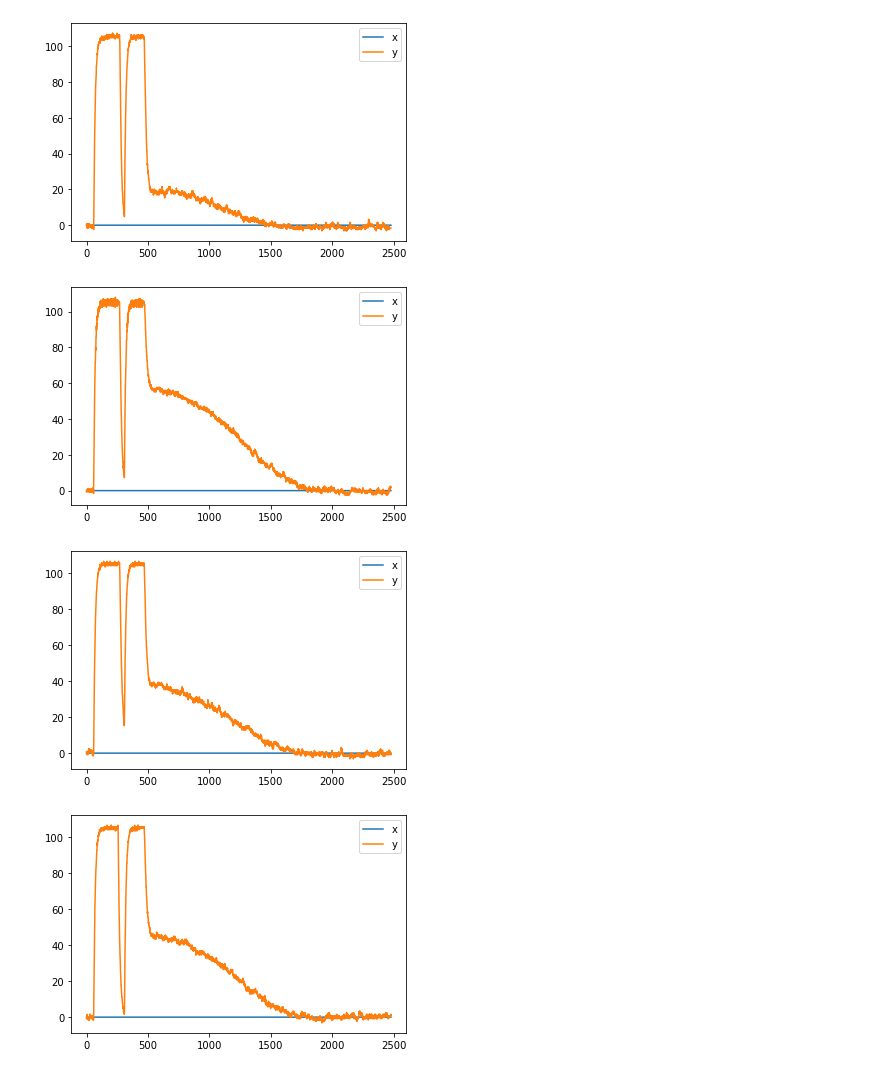
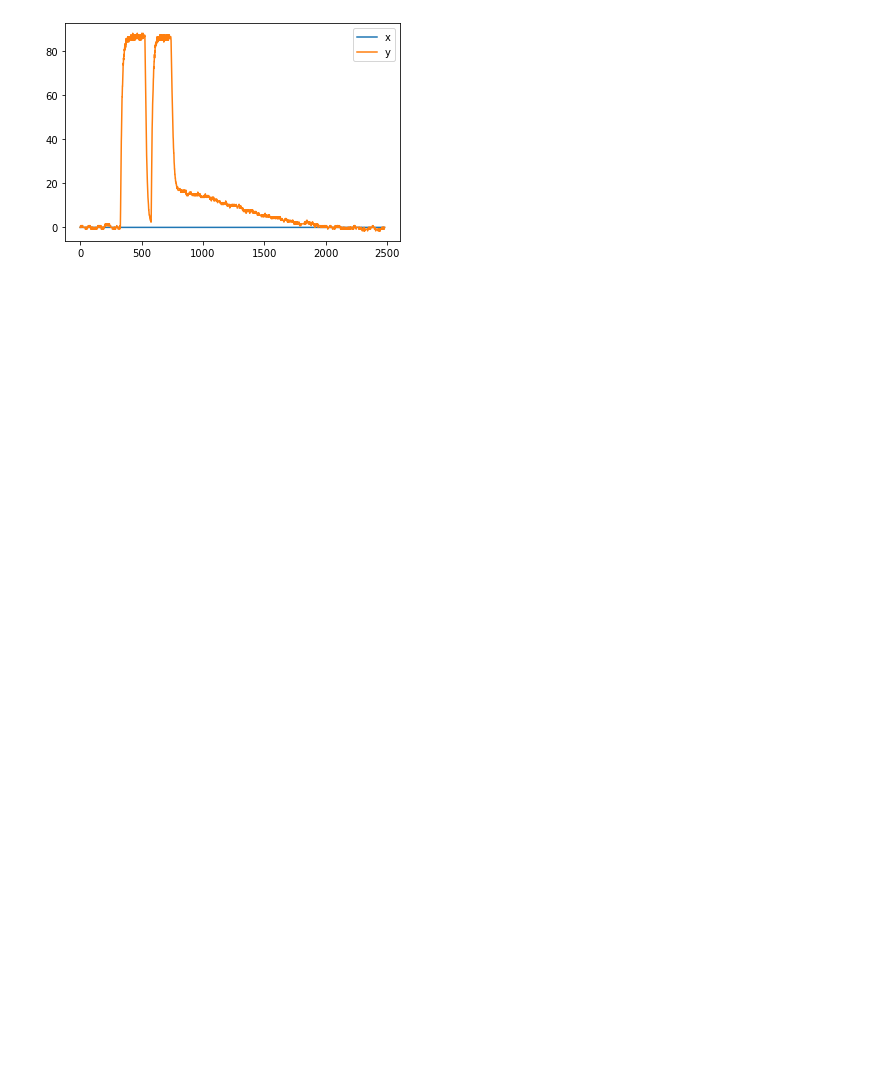
Before and after one commit to everydayanchovies/NMR, a Jupyter notebook: notebooks/nmr_dag_1.ipynb, the cells around one changed output. Saved outputs shown, nothing was run; the diff lists cells and outputs as text; code cells hidden in the pictures; blank space fills up the shorter version.

```diff
--- a/notebooks/nmr_dag_1.ipynb
+++ b/notebooks/nmr_dag_1.ipynb
@@ -9,8 +9,8 @@ from utils.scopeutil import *
 from utils.OOMFormatter import OOMFormatter
 # %%
 # Ik haal een bepaalde meting op en plot het gelijk
-df = get_df(stof=STOF_KOPERCHLORIDE,
-       verhouding="1_4",
+df = get_df(stof=STOF_KOPERCHLORIDE_A,
+       verhouding="1_0",
        T=T1,
        delay=500,
        signal_index=SI_SIGNAL)
@@ -29,8 +29,8 @@ df.plot()
 # krijg je mijn voorbeelden te zien.
 # In de notebook in je browser kun je gewoon naar de functie zelf gaan (ze staan allemaal in util/scopeutil.py)
 for (delay, df) in get_df_of_all_delays(
-        stof=STOF_KOPERCHLORIDE,
-        verhouding="1_4",
+        stof=STOF_KOPERCHLORIDE_A,
+        verhouding="1_0",
         T=T1,
         signal_index=SI_SIGNAL):
     df.plot(title=f"Plot van meting op t={delay}us")
@@ -45,27 +47,24 @@ for (delay, df) in get_df_of_all_delays(
 # %%
 # Ik heb super veel voorbeelden en documentatie geschreven in het bestand utils/scopeutil.py
 # Daar komt dit voorbeeld vandaan, lees het vooral! :)
 
 # Omdat we niet consistent waren met de verhoudingen heb ik een functie
 # geschreven waarmee je de mogelijke verhoudingen kan ophalen
 # voor een bepaalde stof
-mogelijke_verhoudingen_van_koperchloride = get_verhoudingen(STOF_KOPERCHLORIDE)
+mogelijke_verhoudingen_van_koperchloride = get_verhoudingen(STOF_KOPERCHLORIDE_A)
 
 # Hier ga ik door al die verhoudingen heen om een plot
 # te maken van de bijbehorende meting (met T=T1)
 for verhouding in mogelijke_verhoudingen_van_koperchloride:
     # De delays zijn ook onregelmatig dus ik heb er ook een functie voor geschreven
     # hiermee haal ik alle mogelijke delays op voor CuCl, T1 en de huidige
     # verhouding (we zijn aan het loopen door alle verhoudingen heen)
-    mogelijke_delays_van_koperchloride = get_delays(STOF_KOPERCHLORIDE, verhouding, T1)
+    mogelijke_delays_van_koperchloride = get_delays(STOF_KOPERCHLORIDE_A, verhouding, T1)
     # ik wil gewoon even iets plotten dus ik kies maar de eerste verhouding steeds
     eerste_delay = mogelijke_delays_van_koperchloride[0]
 
     # ik haal de dataframe op en plot het gelijk
-    df = get_df(STOF_KOPERCHLORIDE, verhouding, T1, eerste_delay, SI_SIGNAL)
+    df = get_df(STOF_KOPERCHLORIDE_A, verhouding, T1, eerste_delay, SI_SIGNAL)
     df.plot()
 # %% [output]
-[figure, old version]
+[figure, new version]
-[figure, removed]
-[figure, removed]
-[figure, removed]
```
Also changed, not shown: parts of 2 cells of this notebook, 1 other file.
